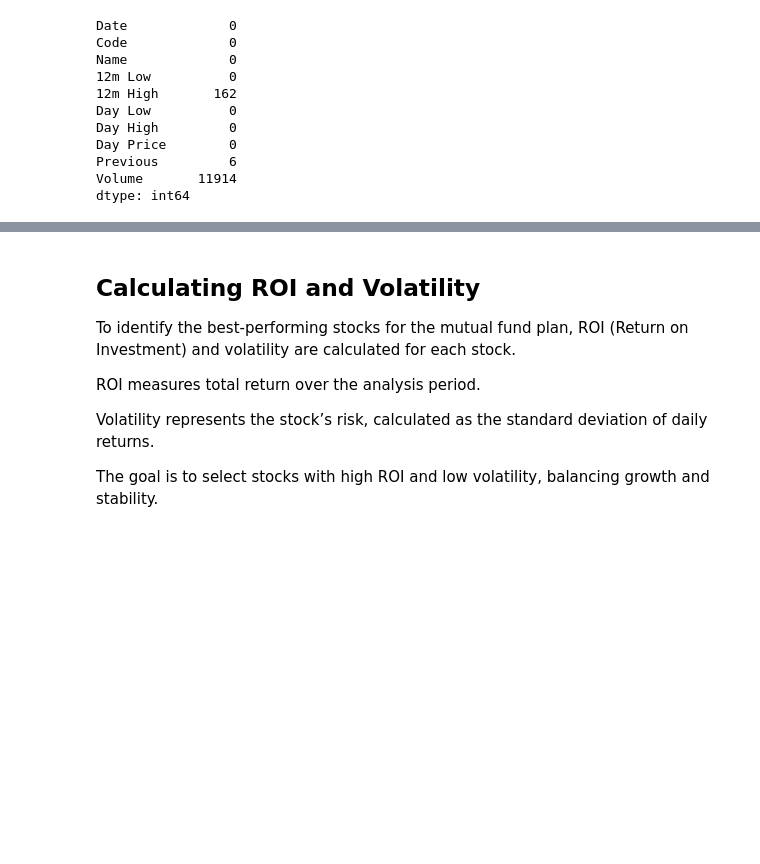
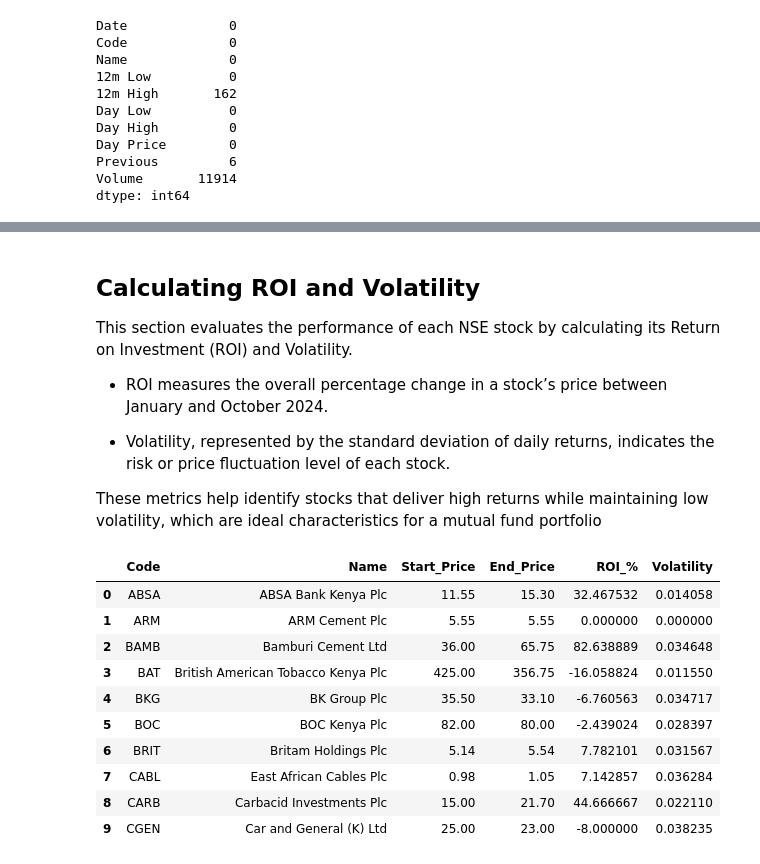
Before and after one commit to DonnahM/Mutual-Fund-Plan-NSE, a Jupyter notebook: portfolio_construction.ipynb, the cells around one changed output, grey strips where cells are left out. Cells and saved outputs as stored; diff of their text form; code cells hidden in the pictures; blank space fills up the shorter version.

```diff
--- a/portfolio_construction.ipynb
+++ b/portfolio_construction.ipynb
@@ -138,11 +176,48 @@ dtype: int64
 ## Calculating ROI and Volatility
 
 
-To identify the best-performing stocks for the mutual fund plan,
-ROI (Return on Investment) and volatility are calculated for each stock.
+This section evaluates the performance of each NSE stock by calculating its Return on Investment (ROI) and Volatility.
 
-ROI measures total return over the analysis period.
+- ROI measures the overall percentage change in a stock’s price between January and October 2024.
 
-Volatility represents the stock’s risk, calculated as the standard deviation of daily returns.
+- Volatility, represented by the standard deviation of daily returns, indicates the risk or price fluctuation level of each stock.
 
-The goal is to select stocks with high ROI and low volatility, balancing growth and stability.
+These metrics help identify stocks that deliver high returns while maintaining low volatility, which are ideal characteristics for a mutual fund portfolio
+# %%
+# Calculate daily returns per stock
+df['Daily_Return'] = df.groupby('Code')['Day Price'].pct_change()
+
+# Calculate ROI for each stock (first to last day)
+roi_df = df.groupby('Code').agg(
+    Start_Price=('Day Price', 'first'),
+    End_Price=('Day Price', 'last')
+).reset_index()
+
+roi_df['ROI_%'] = ((roi_df['End_Price'] - roi_df['Start_Price']) / roi_df['Start_Price']) * 100
+
+# Calculate volatility (standard deviation of daily returns)
+volatility_df = df.groupby('Code')['Daily_Return'].std().reset_index(name='Volatility')
+
+# Merge ROI and Volatility data
+metrics_df = pd.merge(roi_df, volatility_df, on='Code')
+
+# Add stock names for clarity
+stock_names = df[['Code', 'Name']].drop_duplicates()
+metrics_df = pd.merge(metrics_df, stock_names, on='Code')
+
+# Reorder columns for readability
+metrics_df = metrics_df[['Code', 'Name', 'Start_Price', 'End_Price', 'ROI_%', 'Volatility']]
+
+metrics_df.head(10)
+# %% [output]
+|  | Code | Name | Start_Price | End_Price | ROI_% | Volatility |
+| 0 | ABSA | ABSA Bank Kenya Plc | 11.55 | 15.30 | 32.467532 | 0.014058 |
+| 1 | ARM | ARM Cement Plc | 5.55 | 5.55 | 0.000000 | 0.000000 |
+| 2 | BAMB | Bamburi Cement Ltd | 36.00 | 65.75 | 82.638889 | 0.034648 |
+| 3 | BAT | British American Tobacco Kenya Plc | 425.00 | 356.75 | -16.058824 | 0.011550 |
+| 4 | BKG | BK Group Plc | 35.50 | 33.10 | -6.760563 | 0.034717 |
+| 5 | BOC | BOC Kenya Plc | 82.00 | 80.00 | -2.439024 | 0.028397 |
+| 6 | BRIT | Britam Holdings Plc | 5.14 | 5.54 | 7.782101 | 0.031567 |
+| 7 | CABL | East African Cables Plc | 0.98 | 1.05 | 7.142857 | 0.036284 |
+| 8 | CARB | Carbacid Investments Plc | 15.00 | 21.70 | 44.666667 | 0.022110 |
+| 9 | CGEN | Car and General (K) Ltd | 25.00 | 23.00 | -8.000000 | 0.038235 |
```
Also changed, not shown: parts of 11 cells of this notebook.
